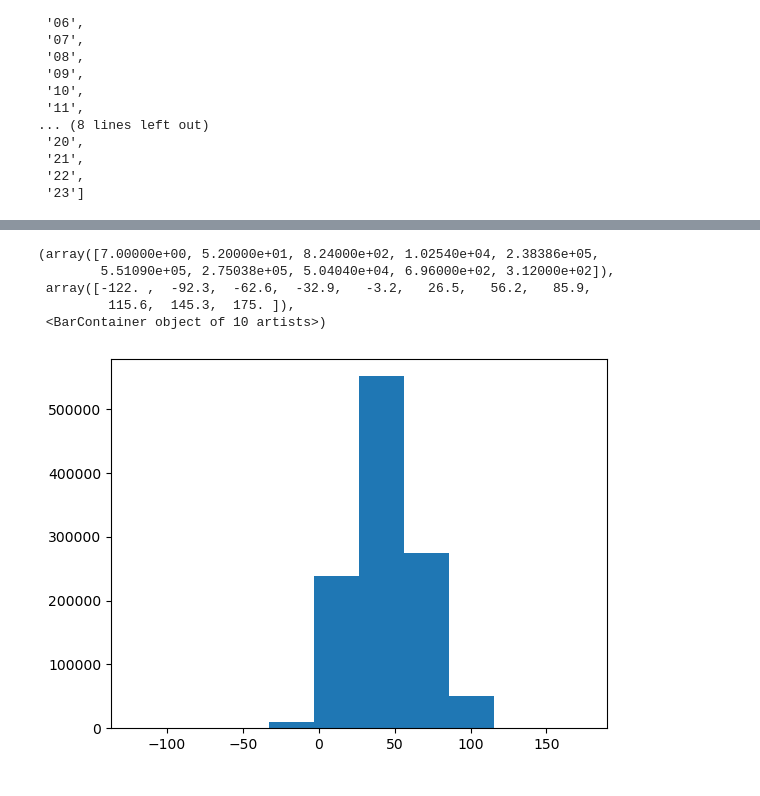
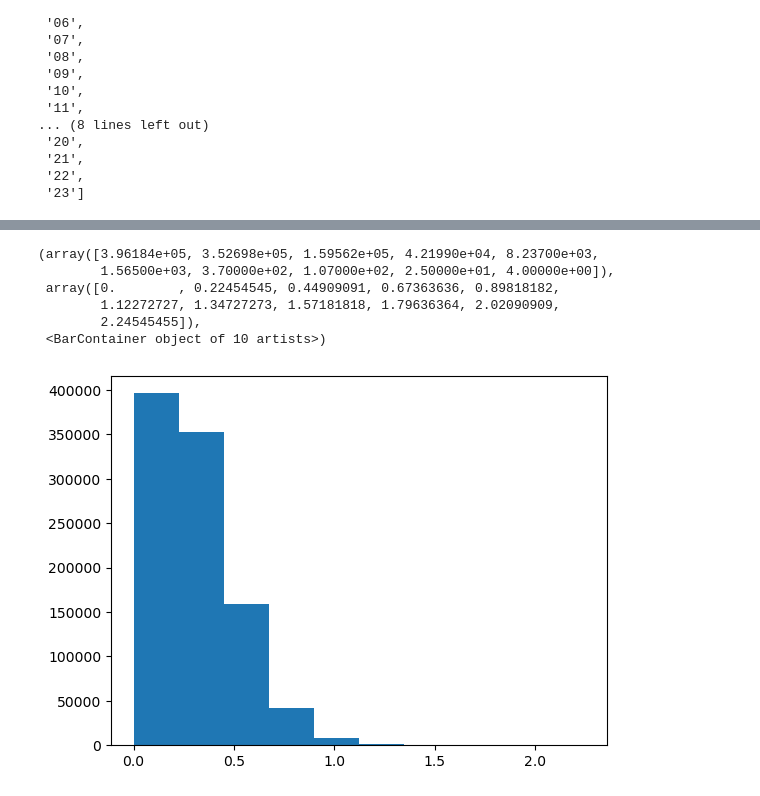
Before and after one commit to Chocobosaurus/uzh-data-science-project, a Jupyter notebook: WZ/Q5_datacleaning.ipynb, the cells around one changed output, grey strips where cells are left out. Saved outputs shown, nothing was run; the diff lists cells and outputs as text; code cells hidden in the pictures.

```diff
--- a/WZ/Q5_datacleaning.ipynb
+++ b/WZ/Q5_datacleaning.ipynb
@@ -52,6 +50,9 @@ haltest_link = pd.read_csv(os.path.join(datadir, 'haltestelle.csv'),encoding = "
 
 # Load the file that contains capacity info = SITZPLAETZE and Plan_Fahrt_Id
 capacities = pd.read_csv(os.path.join(datadir, 'GEFAESSGROESSE.csv'), sep=';')
+
+# Load the file that contains Linie_Id and Vehicle type
+linie = pd.read_csv(os.path.join(datadir, 'LINIE.csv'), sep = ';')
 # %%
 haltepunkte = haltep.copy()
 haltestellen_link = haltest_link.copy()
@@ -101,7 +102,8 @@ data = mergedata.merge(capacities, on = 'Plan_Fahrt_Id')
 
 # Calculate Occupancy and Freeseats values
 data['Occupancy'] = data['Besetzung'] / data['SITZPLAETZE']
-data['Freeseats'] = data['SITZPLAETZE'] - data['Besetzung']
+# Freeseats no longer calculated here but to be restored by SITZPLAETZE * 1-Occupancy
+#data['Freeseats'] = data['SITZPLAETZE'] - data['Besetzung']
 
 data.head()
 # %% [output]
@@ -168,13 +176,26 @@ data.head()
+# %%
+#######################################################################
+# Option:
+# Merge vehicle type with df, merge all region bus routes as simply bus
+linie = linie.drop(columns = ['Linienname', 'Linienname_Fahrgastauskunft'])
+df = df.merge(linie, on = 'Linien_Id')
+
+def assignvehicletype(row):
+    val = None
+    if row['VSYS'] == 'B' or row['VSYS'] == 'BL' or row['VSYS'] == 'BZ' or row['VSYS'] == 'BP' or row['VSYS'] == 'BG':
+        val= 'B'
+    else:
+        return row['VSYS']
+    return val
+
+df['Vehicle_type'] = df.apply(assignvehicletype, axis=1)
 # %%
-df = data.copy()
-sum(df["Haltestellen_Id"].isna())
-# No NaN
-
 df = df.drop(columns=['Linien_Id', 'Linienname',
-       'Sequenz', 'Nach_Hst_Id',
-       'Anzahl_Messungen', 'Einsteiger', 'Aussteiger','Distanz',
-       'Tage_DTV', 'Tage_DWV', 'ID_Abschnitt', 'SITZPLAETZE', 'KAP_1m2', 'KAP_2m2',
-       'KAP_3m2', 'KAP_4m2']) # Keep Tagtyp_Id for now
+       'Sequenz', 'Nach_Hst_Id', 'Anzahl_Messungen', 'Einsteiger', 'Aussteiger','Distanz',
+       'Tage_DTV', 'Tage_DWV', 'ID_Abschnitt', 'KAP_1m2', 'KAP_2m2',
+       'KAP_3m2', 'KAP_4m2',
+                   #   'VSYS'
+                     ]) # Keep Tagtyp_Id for now
 
 # found NaN with terminal stops
 df.dropna(inplace=True)
@@ -195,12 +216,12 @@ df.head()
 # %%
-# Check if free seats distribution makes sense
-plt.hist(df['Freeseats'])
-# The values had some changes before and after merging with stops. Why???
+# Check if Occupancy distribution makes sense
+plt.hist(df['Occupancy'])
 # %% [output]
-(array([7.00000e+00, 5.20000e+01, 8.24000e+02, 1.02540e+04, 2.38386e+05,
-        5.51090e+05, 2.75038e+05, 5.04040e+04, 6.96000e+02, 3.12000e+02]),
- array([-122. ,  -92.3,  -62.6,  -32.9,   -3.2,   26.5,   56.2,   85.9,
-         115.6,  145.3,  175. ]),
+(array([3.96184e+05, 3.52698e+05, 1.59562e+05, 4.21990e+04, 8.23700e+03,
+        1.56500e+03, 3.70000e+02, 1.07000e+02, 2.50000e+01, 4.00000e+00]),
+ array([0.        , 0.22454545, 0.44909091, 0.67363636, 0.89818182,
+        1.12272727, 1.34727273, 1.57181818, 1.79636364, 2.02090909,
+        2.24545455]),
  <BarContainer object of 10 artists>)
-[figure, old version]
+[figure, new version]
 # %%
```
Also changed, not shown: parts of 15 cells of this notebook, 1 other file.
